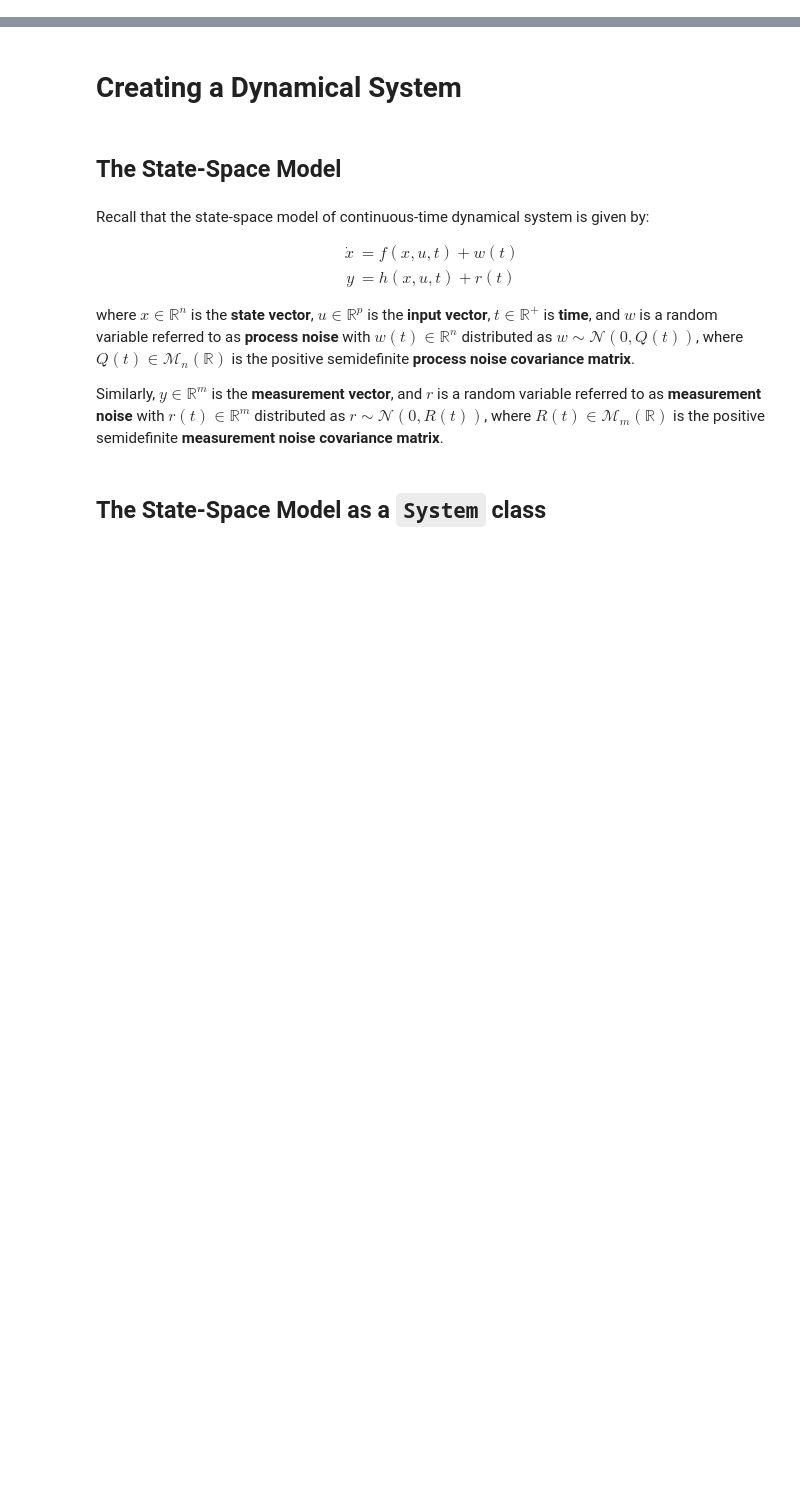
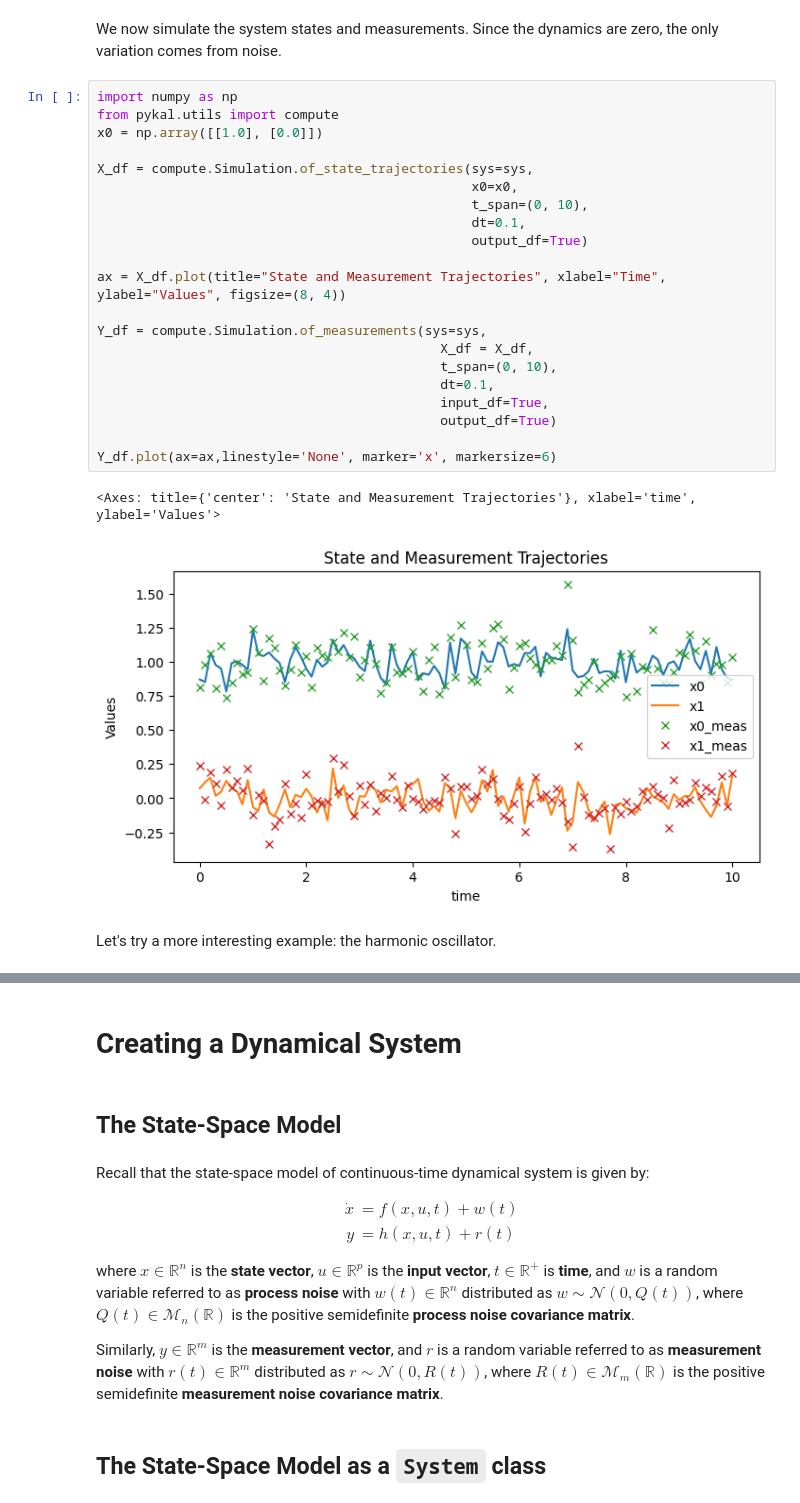
Before and after one commit to nehalsinghmangat/pykal, a Jupyter notebook: notebooks/1_Creating_a_Dynamical_System.ipynb, the cells around one changed output, grey strips where cells are left out. Cells and saved outputs as stored; diff of their text form; blank space fills up the shorter version.

```diff
--- a/notebooks/1_Creating_a_Dynamical_System.ipynb
+++ b/notebooks/1_Creating_a_Dynamical_System.ipynb
@@ -0,0 +57,28 @@
+# %% [markdown]
+We now simulate the system states and measurements. Since the dynamics are zero, the only variation comes from noise.
+# %%
+import numpy as np
+from pykal.utils import compute
+x0 = np.array([[1.0], [0.0]])
+
+X_df = compute.Simulation.of_state_trajectories(sys=sys,
+                                                x0=x0,
+                                                t_span=(0, 10),
+                                                dt=0.1,
+                                                output_df=True)
+
+ax = X_df.plot(title="State and Measurement Trajectories", xlabel="Time", ylabel="Values", figsize=(8, 4))
+
+Y_df = compute.Simulation.of_measurements(sys=sys,
+                                            X_df = X_df,
+                                            t_span=(0, 10),
+                                            dt=0.1,
+                                            input_df=True,
+                                            output_df=True)
+
+Y_df.plot(ax=ax,linestyle='None', marker='x', markersize=6)
+# %% [output]
+<Axes: title={'center': 'State and Measurement Trajectories'}, xlabel='time', ylabel='Values'>
+[figure, added]
+# %% [markdown]
+Let's try a more interesting example: the harmonic oscillator.
```
Also changed, not shown: parts of 36 cells of this notebook, 24 other files.
